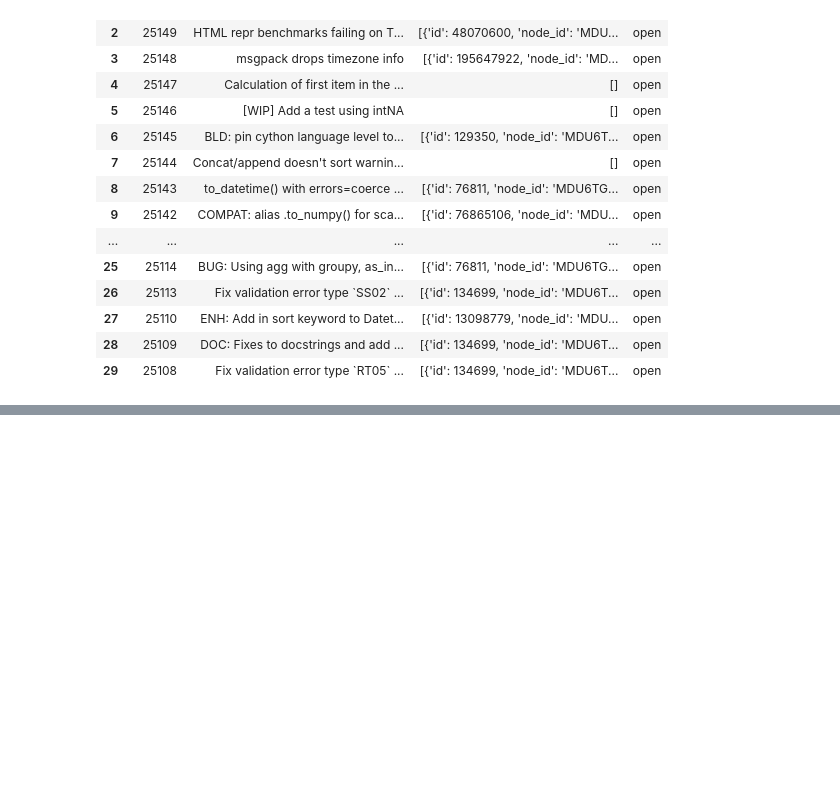
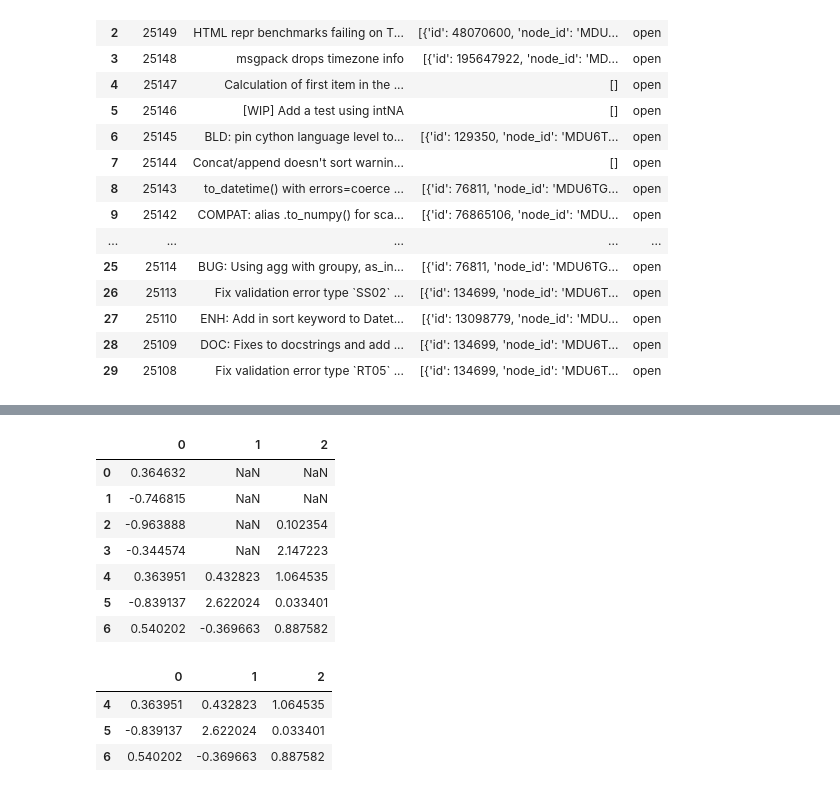
Before and after one commit to UCD-pbio-rclub/python-data-analysis_RuijuanL, a Jupyter notebook: Practice.ipynb, the cells around one changed output, grey strips where cells are left out. Saved outputs shown, nothing was run; the diff lists cells and outputs as text; code cells hidden in the pictures; blank space fills up the shorter version.

```diff
--- a/Practice.ipynb
+++ b/Practice.ipynb
@@ -1564,0 +1682,19 @@ import sqlite3 # interact with SQL database
+# %%
+df.iloc[:2, 2] = NA
+df
+# %% [output]
+|  | 0 | 1 | 2 |
+| 0 | 0.364632 | NaN | NaN |
+| 1 | -0.746815 | NaN | NaN |
+| 2 | -0.963888 | NaN | 0.102354 |
+| 3 | -0.344574 | NaN | 2.147223 |
+| 4 | 0.363951 | 0.432823 | 1.064535 |
+| 5 | -0.839137 | 2.622024 | 0.033401 |
+| 6 | 0.540202 | -0.369663 | 0.887582 |
+# %%
+df.dropna()
+# %% [output]
+|  | 0 | 1 | 2 |
+| 4 | 0.363951 | 0.432823 | 1.064535 |
+| 5 | -0.839137 | 2.622024 | 0.033401 |
+| 6 | 0.540202 | -0.369663 | 0.887582 |
```
Also changed, not shown: parts of 30 cells of this notebook, 1 other file.
